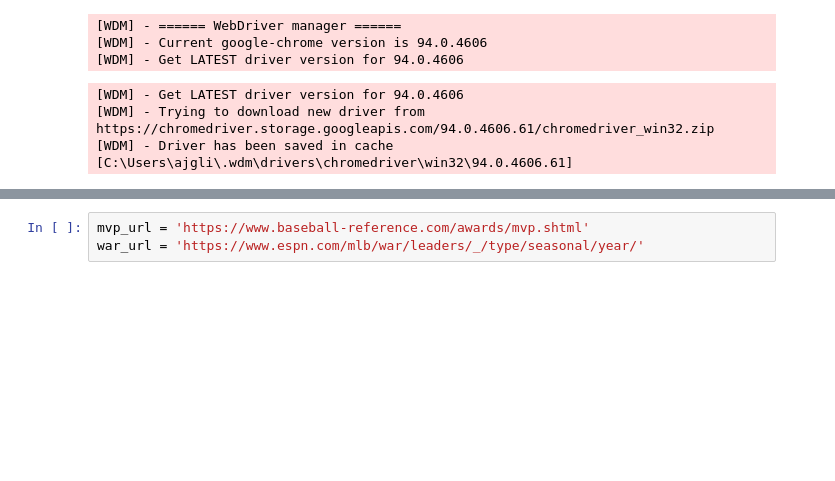
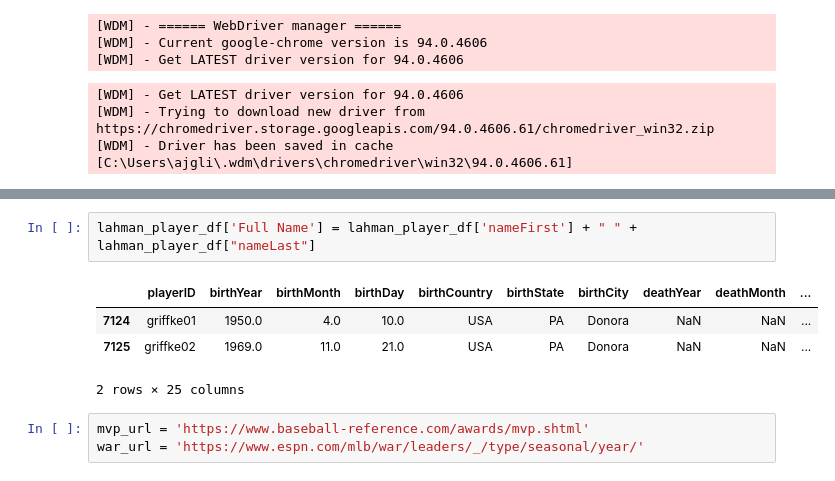
Before and after one commit to ajg318/WARcomparison, a Jupyter notebook: WarAnalysis.ipynb, the cells around one changed output, grey strips where cells are left out. Saved outputs shown, nothing was run; the diff lists cells and outputs as text; blank space fills up the shorter version.

```diff
--- a/WarAnalysis.ipynb
+++ b/WarAnalysis.ipynb
@@ -21,3 +44,10 @@ browser = Browser('chrome', **executable_path, headless=False)
+# %%
+lahman_player_df['Full Name'] = lahman_player_df['nameFirst'] + " " + lahman_player_df["nameLast"]
+# %% [output]
+|  | playerID | birthYear | birthMonth | birthDay | birthCountry | birthState | birthCity | deathYear | deathMonth | ... |
+| 7124 | griffke01 | 1950.0 | 4.0 | 10.0 | USA | PA | Donora | NaN | NaN | ... |
+| 7125 | griffke02 | 1969.0 | 11.0 | 21.0 | USA | PA | Donora | NaN | NaN | ... |
+2 rows × 25 columns
 # %%
 mvp_url = 'https://www.baseball-reference.com/awards/mvp.shtml'
 war_url = 'https://www.espn.com/mlb/war/leaders/_/type/seasonal/year/'
```
Also changed, not shown: parts of 13 cells of this notebook, 28 other files.
